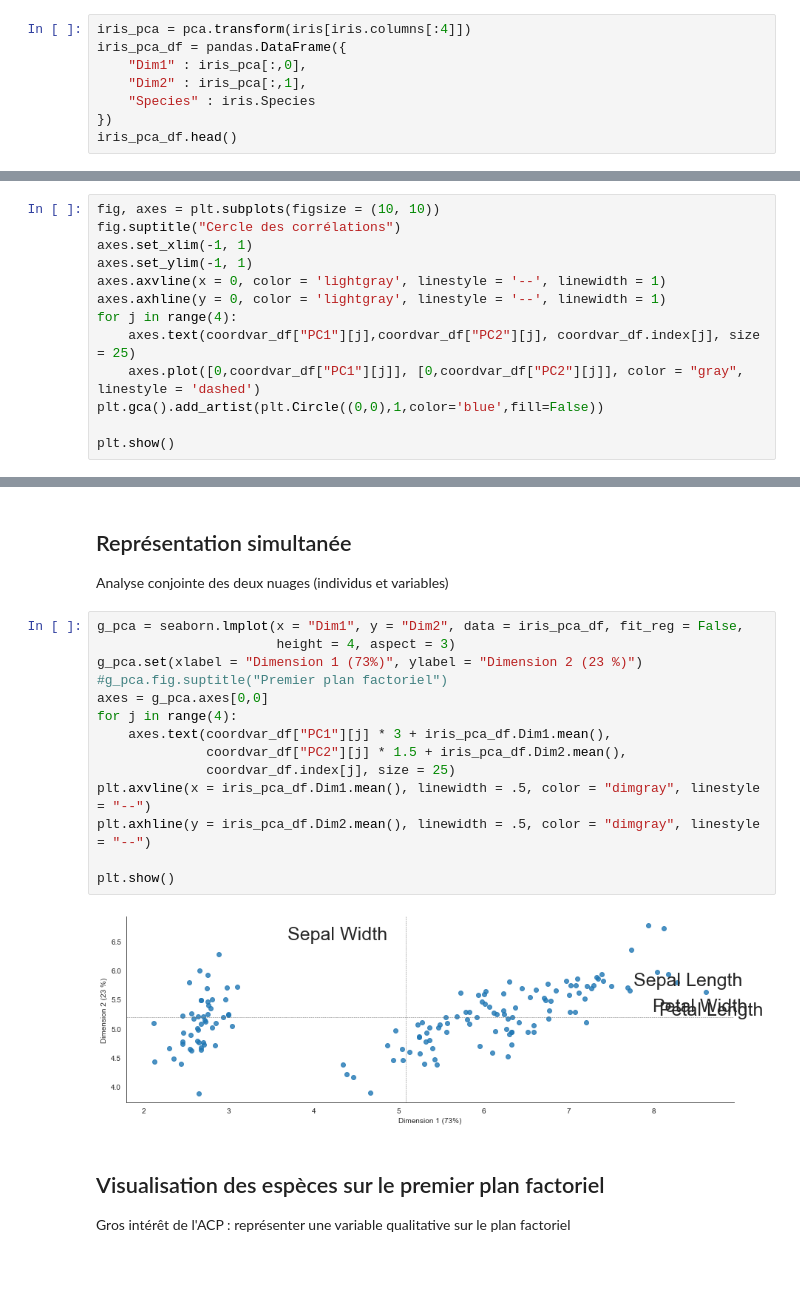
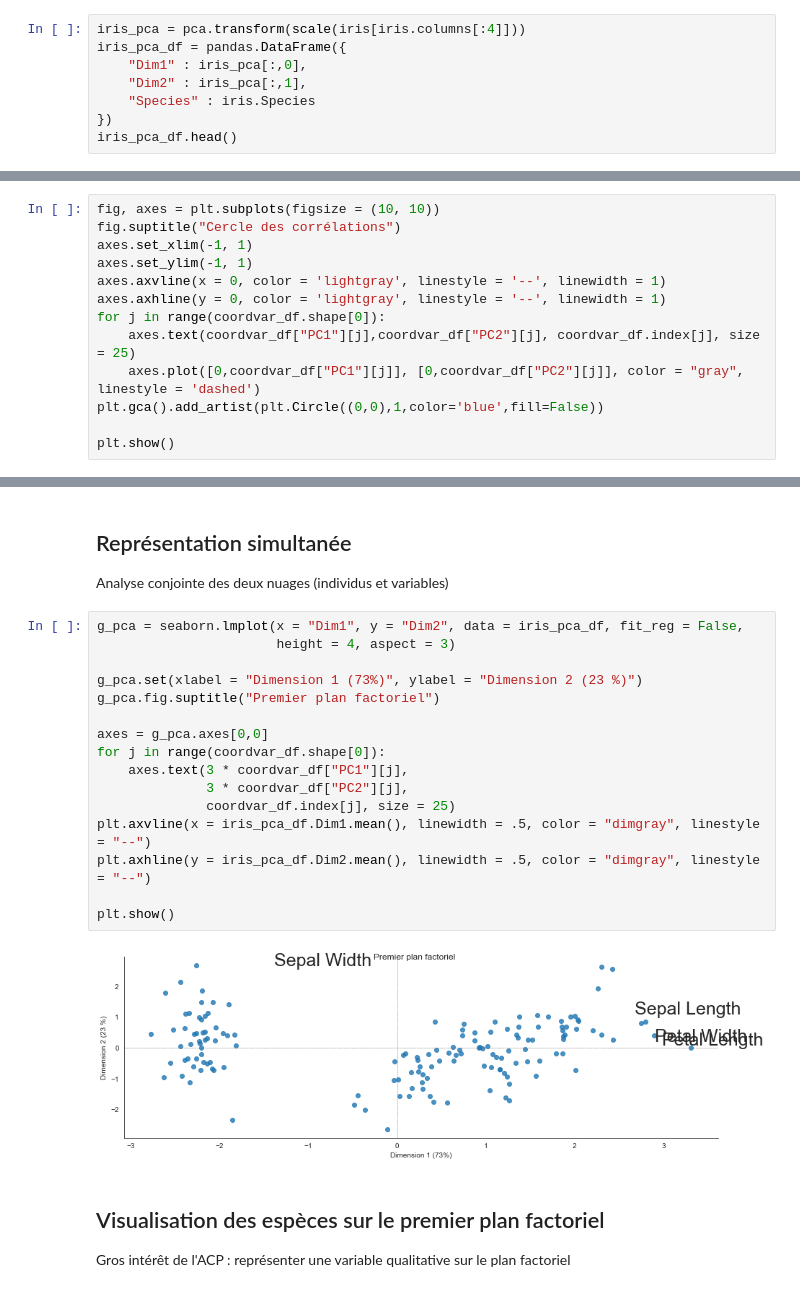
Before and after one commit to fxjollois/cours-2022-2023, a Jupyter notebook: m1-dci-ecd/seance3-acp-python.ipynb, the cells around one changed output, grey strips where cells are left out. Saved outputs shown, nothing was run; the diff lists cells and outputs as text.

```diff
--- a/m1-dci-ecd/seance3-acp-python.ipynb
+++ b/m1-dci-ecd/seance3-acp-python.ipynb
@@ -122,7 +143,7 @@ plt.show()
 
 Récupération des dimensions avec les espèces pour la représentation
 # %%
-iris_pca = pca.transform(iris[iris.columns[:4]])
+iris_pca = pca.transform(scale(iris[iris.columns[:4]]))
 iris_pca_df = pandas.DataFrame({
     "Dim1" : iris_pca[:,0],
     "Dim2" : iris_pca[:,1],
@@ -174,7 +195,7 @@ axes.set_xlim(-1, 1)
 axes.set_ylim(-1, 1)
 axes.axvline(x = 0, color = 'lightgray', linestyle = '--', linewidth = 1)
 axes.axhline(y = 0, color = 'lightgray', linestyle = '--', linewidth = 1)
-for j in range(4):
+for j in range(coordvar_df.shape[0]):
     axes.text(coordvar_df["PC1"][j],coordvar_df["PC2"][j], coordvar_df.index[j], size = 25)
     axes.plot([0,coordvar_df["PC1"][j]], [0,coordvar_df["PC2"][j]], color = "gray", linestyle = 'dashed')
 plt.gca().add_artist(plt.Circle((0,0),1,color='blue',fill=False))
@@ -189,19 +210,21 @@ Analyse conjointe des deux nuages (individus et variables)
 # %%
 g_pca = seaborn.lmplot(x = "Dim1", y = "Dim2", data = iris_pca_df, fit_reg = False,
                        height = 4, aspect = 3)
+
 g_pca.set(xlabel = "Dimension 1 (73%)", ylabel = "Dimension 2 (23 %)")
-#g_pca.fig.suptitle("Premier plan factoriel")
+g_pca.fig.suptitle("Premier plan factoriel")
+
 axes = g_pca.axes[0,0]
-for j in range(4):
-    axes.text(coordvar_df["PC1"][j] * 3 + iris_pca_df.Dim1.mean(),
-              coordvar_df["PC2"][j] * 1.5 + iris_pca_df.Dim2.mean(),
+for j in range(coordvar_df.shape[0]):
+    axes.text(3 * coordvar_df["PC1"][j],
+              3 * coordvar_df["PC2"][j],
               coordvar_df.index[j], size = 25)
 plt.axvline(x = iris_pca_df.Dim1.mean(), linewidth = .5, color = "dimgray", linestyle = "--")
 plt.axhline(y = iris_pca_df.Dim2.mean(), linewidth = .5, color = "dimgray", linestyle = "--")
 
 plt.show()
 # %% [output]
-[figure, old version]
+[figure, new version]
 # %% [markdown]
 ## Visualisation des espèces sur le premier plan factoriel
 
```
Also changed, not shown: parts of 15 cells of this notebook, 2 other files.
